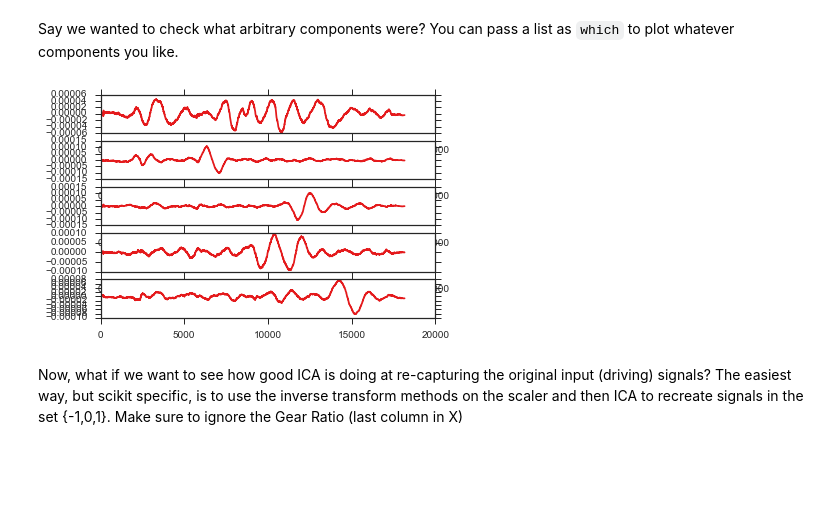
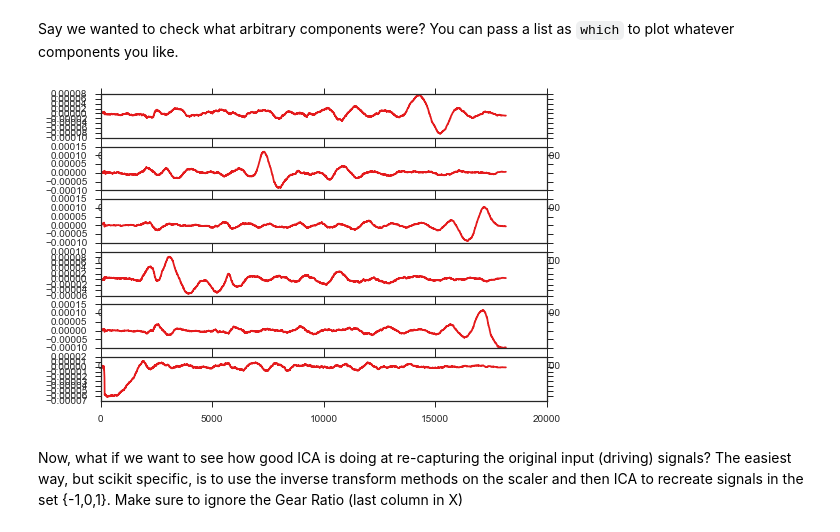
Before and after one commit to DesignInformaticsLab/EcoRacer2016, a Jupyter notebook: Player2/Player2_Example.ipynb, the cells around one changed output. Cells and saved outputs as stored; diff of their text form; code cells hidden in the pictures; blank space fills up the shorter version.

```diff
--- a/Player2/Player2_Example.ipynb
+++ b/Player2/Player2_Example.ipynb
@@ -160,12 +160,12 @@ Note that the two components are, for the large part of the track, out of phase.
 Say we wanted to check what arbitrary components were? You can pass a list as `which` to plot whatever components you like.
 # %%
 plt.figure()
-which = [1,7,24,28, 5]
+which = [5,16, 6, 14, 19, 22]
 for n,i in enumerate(which):
     plt.subplot(len(which),1,n+1)
     plt.plot(pre.pca.components_[i])
 # %% [output]
-[figure, old version]
+[figure, new version]
 # %% [markdown]
 Now, what if we want to see how good ICA is doing at re-capturing the original input (driving) signals? The easiest way, but scikit specific, is to use the inverse transform methods on the scaler and then ICA to recreate signals in the set {-1,0,1}. Make sure to ignore the Gear Ratio (last column in X)
 # %%
```
Also changed, not shown: parts of 15 cells of this notebook, 4 other files.
